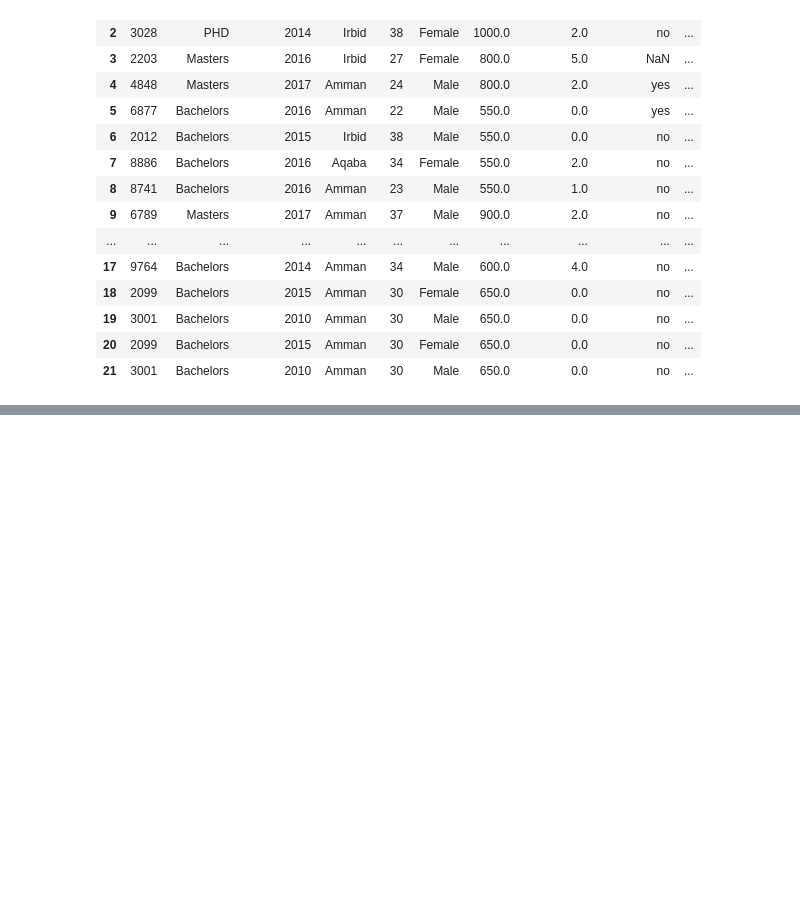
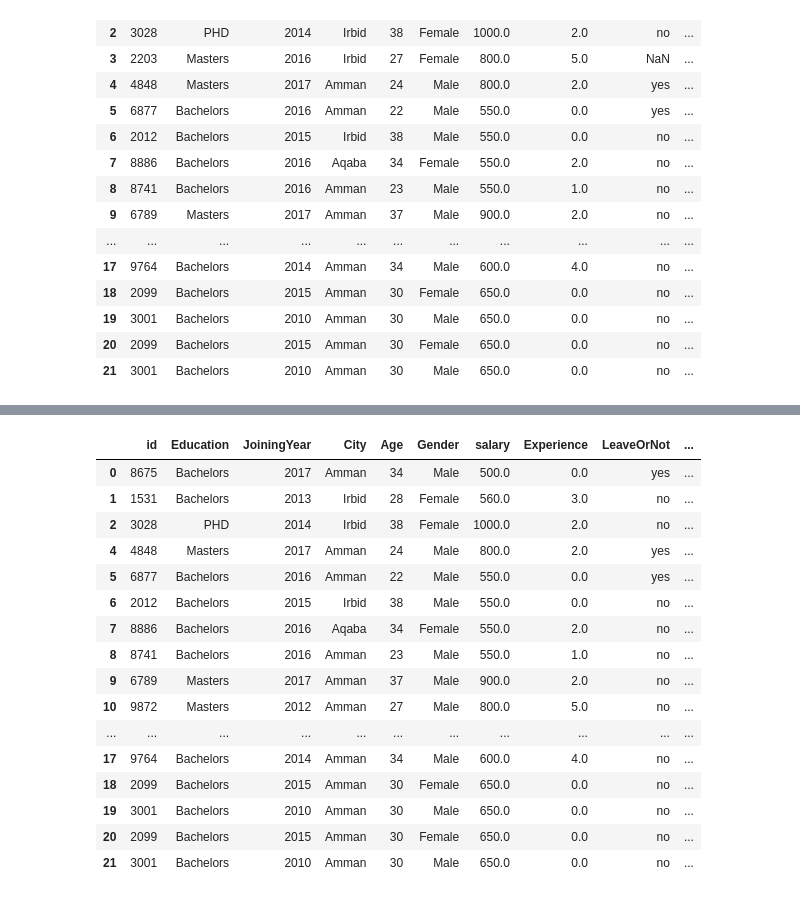
Before and after one commit to saqqad00-pixel/python-learning-journey, a Jupyter notebook: saad_lec.ipynb, the cells around one changed output, grey strips where cells are left out. Drawn from its saved outputs; the diff is of its cells as text; code cells hidden in the pictures; blank space fills up the shorter version.

```diff
--- a/saad_lec.ipynb
+++ b/saad_lec.ipynb
@@ -192,0 +213,20 @@ data
+# %%
+data.dropna(axis=0,how="any")
+# %% [output]
+|  | id | Education | JoiningYear | City | Age | Gender | salary | Experience | LeaveOrNot | ... |
+| 0 | 8675 | Bachelors | 2017 | Amman | 34 | Male | 500.0 | 0.0 | yes | ... |
+| 1 | 1531 | Bachelors | 2013 | Irbid | 28 | Female | 560.0 | 3.0 | no | ... |
+| 2 | 3028 | PHD | 2014 | Irbid | 38 | Female | 1000.0 | 2.0 | no | ... |
+| 4 | 4848 | Masters | 2017 | Amman | 24 | Male | 800.0 | 2.0 | yes | ... |
+| 5 | 6877 | Bachelors | 2016 | Amman | 22 | Male | 550.0 | 0.0 | yes | ... |
+| 6 | 2012 | Bachelors | 2015 | Irbid | 38 | Male | 550.0 | 0.0 | no | ... |
+| 7 | 8886 | Bachelors | 2016 | Aqaba | 34 | Female | 550.0 | 2.0 | no | ... |
+| 8 | 8741 | Bachelors | 2016 | Amman | 23 | Male | 550.0 | 1.0 | no | ... |
+| 9 | 6789 | Masters | 2017 | Amman | 37 | Male | 900.0 | 2.0 | no | ... |
+| 10 | 9872 | Masters | 2012 | Amman | 27 | Male | 800.0 | 5.0 | no | ... |
+| ... | ... | ... | ... | ... | ... | ... | ... | ... | ... | ... |
+| 17 | 9764 | Bachelors | 2014 | Amman | 34 | Male | 600.0 | 4.0 | no | ... |
+| 18 | 2099 | Bachelors | 2015 | Amman | 30 | Female | 650.0 | 0.0 | no | ... |
+| 19 | 3001 | Bachelors | 2010 | Amman | 30 | Male | 650.0 | 0.0 | no | ... |
+| 20 | 2099 | Bachelors | 2015 | Amman | 30 | Female | 650.0 | 0.0 | no | ... |
+| 21 | 3001 | Bachelors | 2010 | Amman | 30 | Male | 650.0 | 0.0 | no | ... |
```
Also changed, not shown: parts of 3 cells of this notebook.
